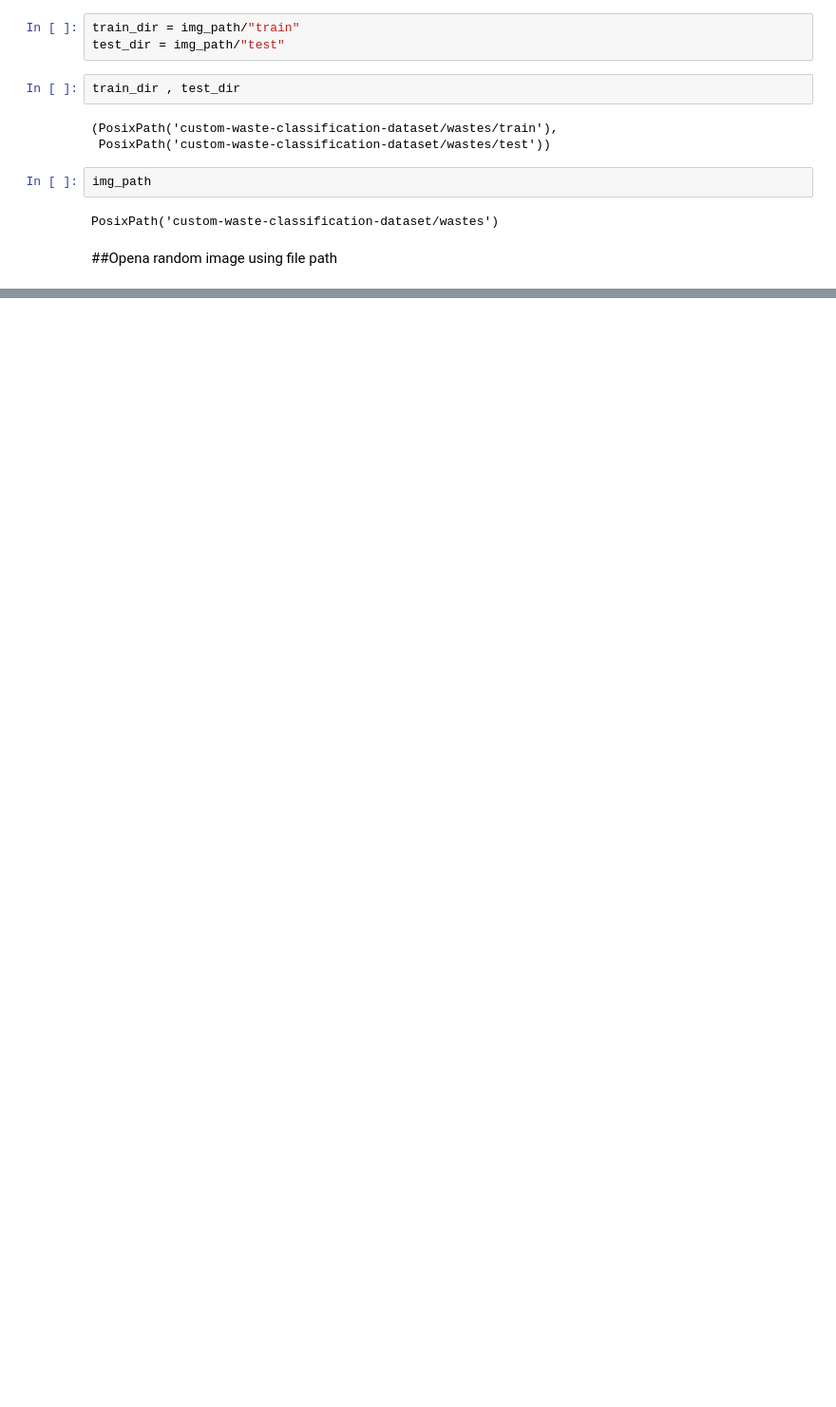
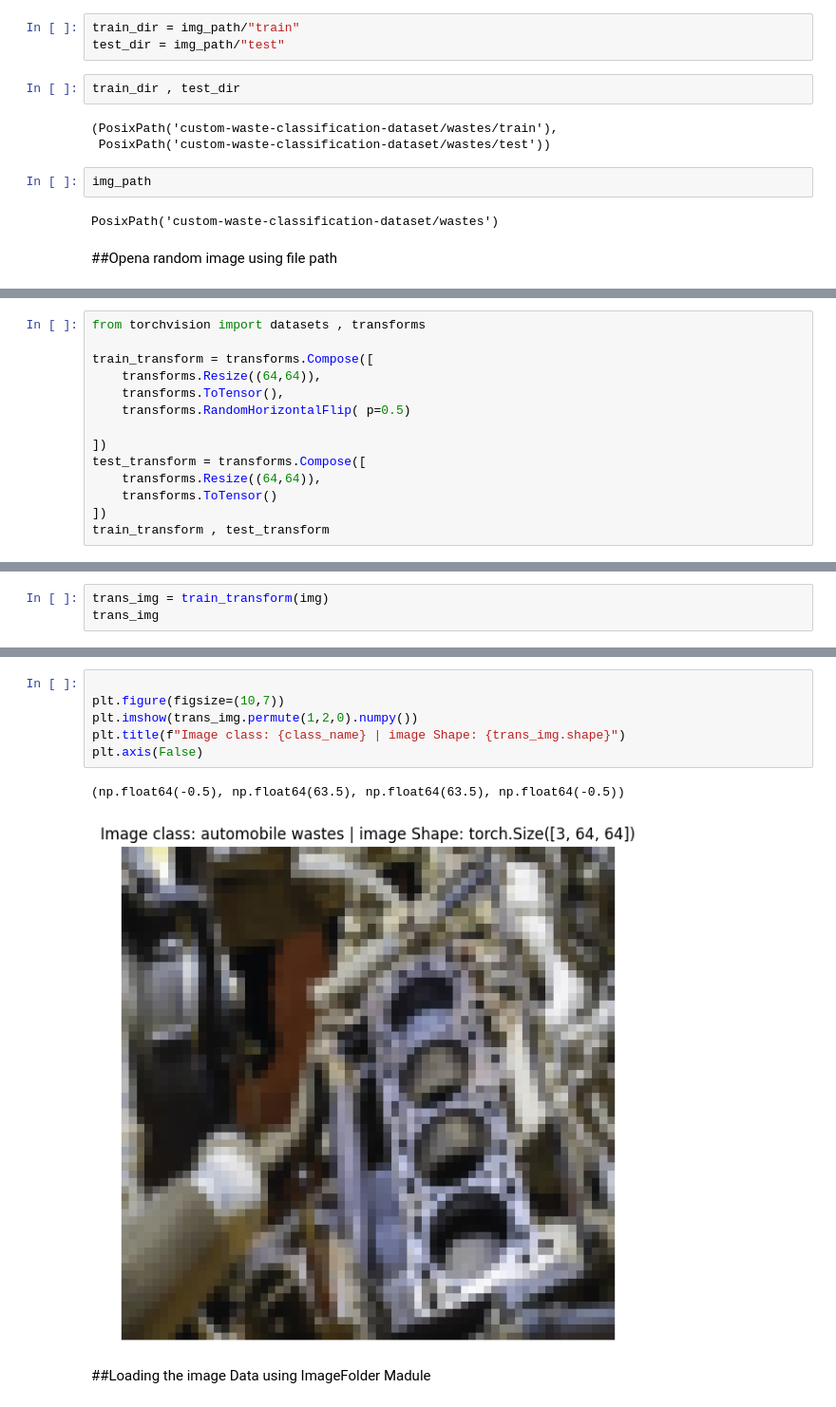
Before and after one commit to Imran1hp/Waste-Cassification, a Jupyter notebook: Waste_classification.ipynb, the cells around one changed output, grey strips where cells are left out. Shown at 95% size. Cells and saved outputs as stored; diff of their text form; blank space fills up the shorter version.

Commit message:
ImageFolder

```diff
--- a/Waste_classification.ipynb
+++ b/Waste_classification.ipynb
@@ -102,0 +104,14 @@ from torchvision import datasets , transforms
+# %%
+from torchvision import datasets , transforms
+
+train_transform = transforms.Compose([
+    transforms.Resize((64,64)),
+    transforms.ToTensor(),
+    transforms.RandomHorizontalFlip( p=0.5)
+
+])
+test_transform = transforms.Compose([
+    transforms.Resize((64,64)),
+    transforms.ToTensor()
+])
+train_transform , test_transform
@@ -102,0 +128,3 @@ from torchvision import datasets , transforms
+# %%
+trans_img = train_transform(img)
+trans_img
@@ -102,0 +149,11 @@ from torchvision import datasets , transforms
+# %%
+
+plt.figure(figsize=(10,7))
+plt.imshow(trans_img.permute(1,2,0).numpy())
+plt.title(f"Image class: {class_name} | image Shape: {trans_img.shape}")
+plt.axis(False)
+# %% [output]
+(np.float64(-0.5), np.float64(63.5), np.float64(63.5), np.float64(-0.5))
+[figure, added]
+# %% [markdown]
+##Loading the image Data using ImageFolder Madule
```
Also changed, not shown: parts of 13 cells of this notebook.
